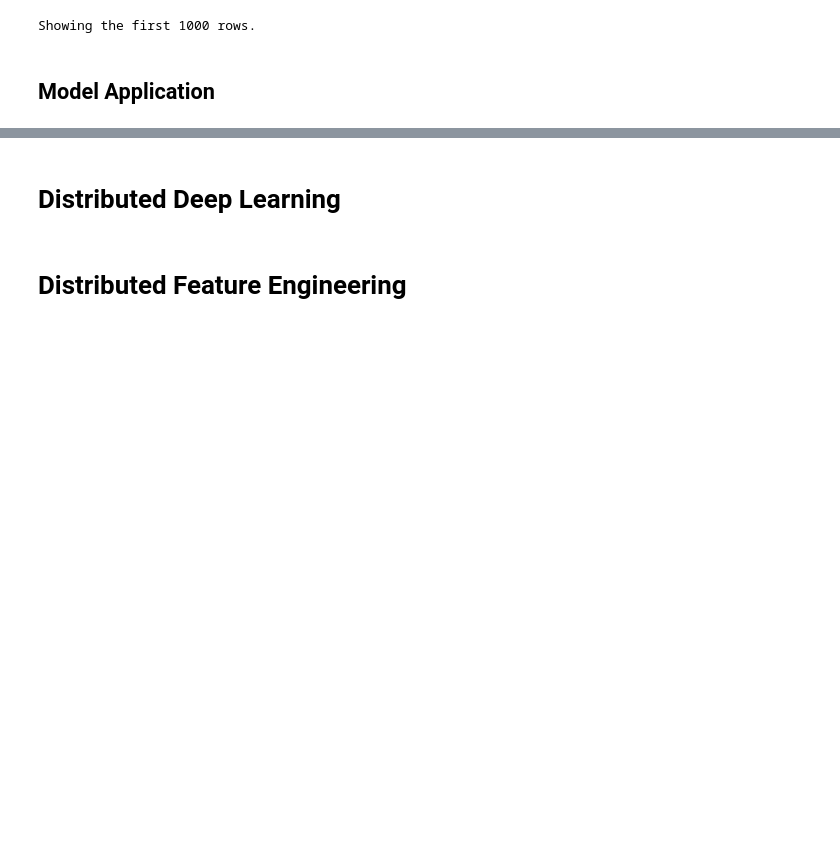
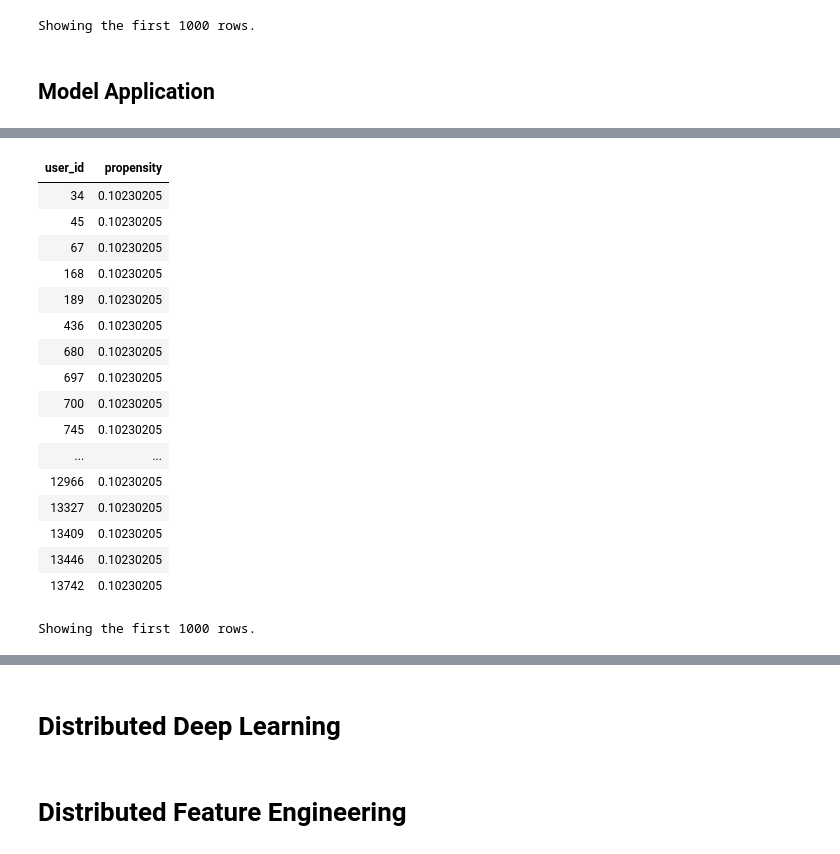
Before and after one commit to bgweber/DS_Production, a Jupyter notebook: source/DSP_CH06_PySpark_For_Batch_Pipelines.ipynb, the cells around one changed output, grey strips where cells are left out. Cells and saved outputs as stored; diff of their text form; code cells hidden in the pictures; blank space fills up the shorter version.

```diff
--- a/source/DSP_CH06_PySpark_For_Batch_Pipelines.ipynb
+++ b/source/DSP_CH06_PySpark_For_Batch_Pipelines.ipynb
@@ -592,8 +634,26 @@ display(predDF)
 # %%
-
 # save results to S3
-results_df = predDF.select("user_id", "propensity")
-results_path = "s3a://dsp-ch6/game-predictions/"
+results_df = pred_df.select("user_id", "propensity")
+results_path = "s3a://dsp-ch6-00/game-predictions/"
 results_df.write.mode('overwrite').parquet(results_path)
 
 display(sqlContext.read.parquet(results_path))
+# %% [output]
+| user_id | propensity |
+| 34 | 0.10230205 |
+| 45 | 0.10230205 |
+| 67 | 0.10230205 |
+| 168 | 0.10230205 |
+| 189 | 0.10230205 |
+| 436 | 0.10230205 |
+| 680 | 0.10230205 |
+| 697 | 0.10230205 |
+| 700 | 0.10230205 |
+| 745 | 0.10230205 |
+| ... | ... |
+| 12966 | 0.10230205 |
+| 13327 | 0.10230205 |
+| 13409 | 0.10230205 |
+| 13446 | 0.10230205 |
+| 13742 | 0.10230205 |
+Showing the first 1000 rows.
```
Also changed, not shown: parts of 5 cells of this notebook.
